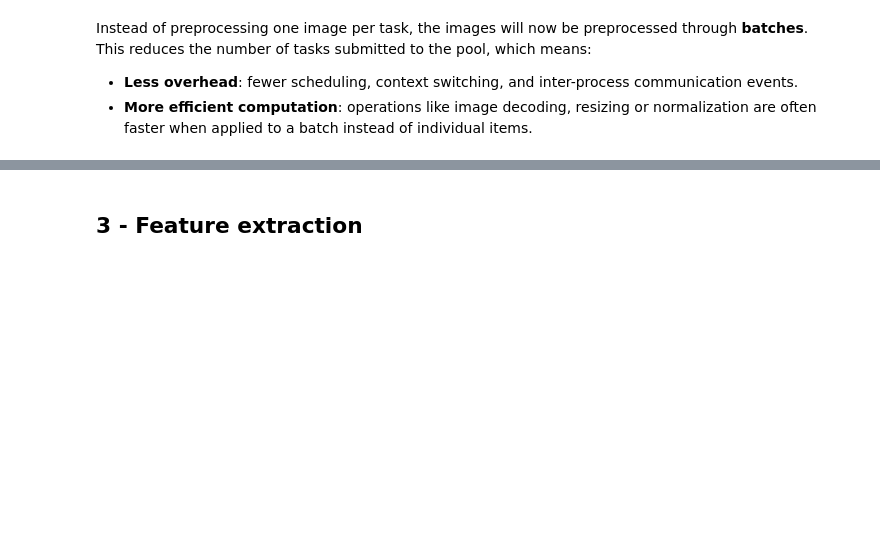
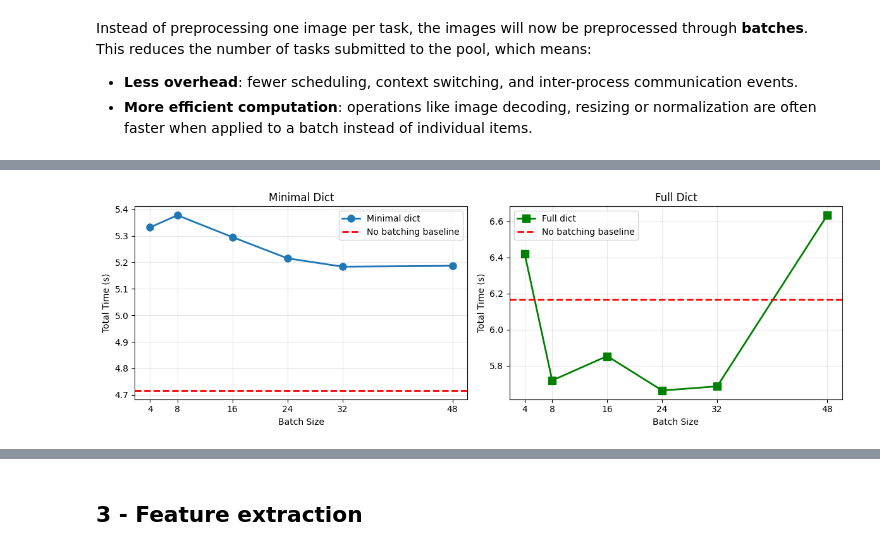
Before and after one commit to G-Gress/python_parallelism, a Jupyter notebook: notebooks/exploration.ipynb, the cells around one changed output, grey strips where cells are left out. Drawn from its saved outputs; the diff is of its cells as text; code cells hidden in the pictures; blank space fills up the shorter version.

```diff
--- a/notebooks/exploration.ipynb
+++ b/notebooks/exploration.ipynb
@@ -1043,0 +1044,11 @@ plt.xticks(batch_sizes);
+# %%
+for b in batch_sizes:
+    print(f"Benchmarking batch size {b}...")
+    bench_batch_full_, times_batch_full_ = benchmark_function(preprocess_parallel_batches,
+                                                    paths,
+                                                    worker_func=worker_full,
+                                                    limit=SAMPLE_SIZE,
+                                                    n_runs=BENCHMARK_N_RUNS,
+                                                    max_workers=4,
+                                                    batch_size=b)
+    save_benchmark(f"batched_process_full_{b}", bench_batch_full_, times_batch_full_)
@@ -1043,0 +1121,30 @@ plt.xticks(batch_sizes);
+# %%
+# Visualize: batch size effect on both minimal and full dict
+fig, (ax1, ax2) = plt.subplots(1, 2, figsize=(12, 4))
+
+# Minimal dict sweep
+min_times = [d[0] for d in sweep_min]
+ax1.plot(batch_sizes, min_times, marker='o', label='Minimal dict', linewidth=2, markersize=8)
+ax1.axhline(y=no_batch_min_time, color='red', linestyle='--', label='No batching baseline', linewidth=2)
+ax1.set_ylabel("Total Time (s)")
+ax1.set_xlabel("Batch Size")
+ax1.set_title("Minimal Dict")
+ax1.set_xticks(batch_sizes)
+ax1.legend()
+ax1.grid(alpha=0.3)
+
+# Full dict sweep
+full_times = [d[0] for d in sweep_full]
+ax2.plot(batch_sizes, full_times, marker='s', color='green', label='Full dict', linewidth=2, markersize=8)
+ax2.axhline(y=no_batch_time, color='red', linestyle='--', label='No batching baseline', linewidth=2)
+ax2.set_ylabel("Total Time (s)")
+ax2.set_xlabel("Batch Size")
+ax2.set_title("Full Dict")
+ax2.set_xticks(batch_sizes)
+ax2.legend()
+ax2.grid(alpha=0.3)
+
+plt.tight_layout()
+plt.show()
+# %% [output]
+[figure, added]
```
Also changed, not shown: parts of 28 cells of this notebook.
